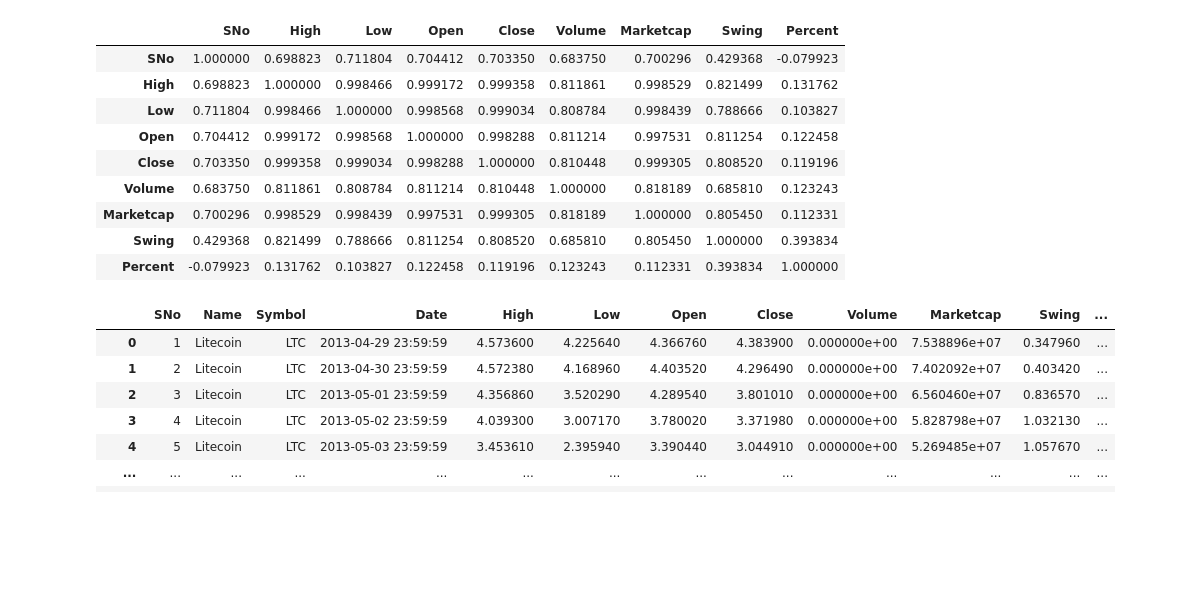
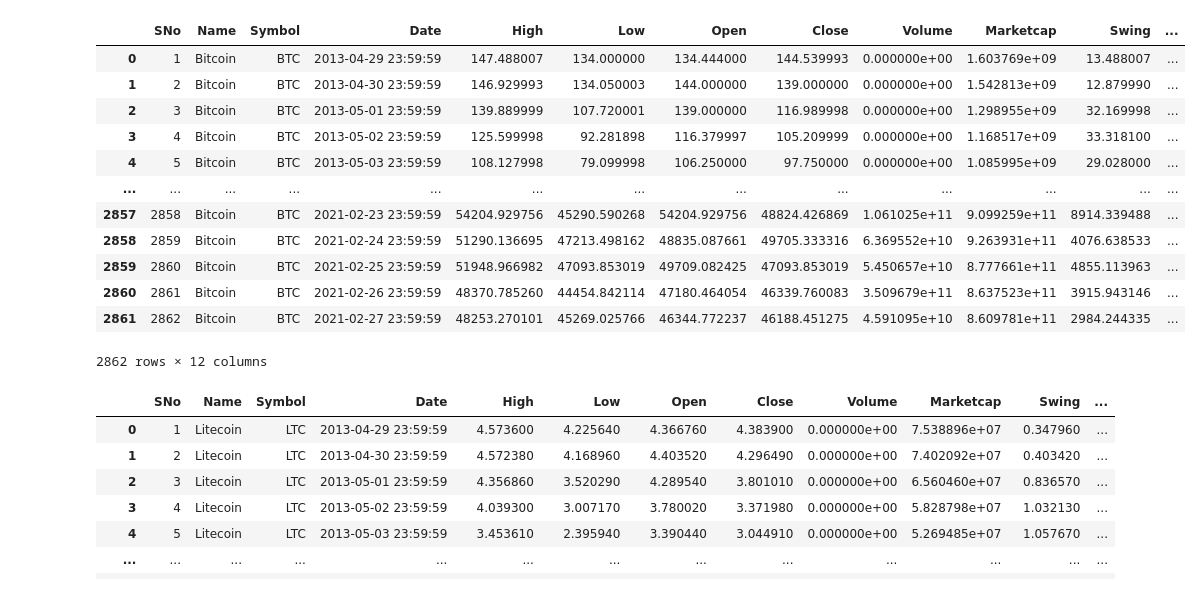
Before and after one commit to bestmatthew/CryptoPrices, a Jupyter notebook: data/crypt0/EDA First Look Cryto.ipynb, the cells around one changed output. Drawn from its saved outputs; the diff is of its cells as text; code cells hidden in the pictures; blank space fills up the shorter version.

```diff
--- a/data/crypt0/EDA First Look Cryto.ipynb
+++ b/data/crypt0/EDA First Look Cryto.ipynb
@@ -8,21 +8,24 @@ np.set_printoptions(suppress=True)
 # %%
 btc = pd.read_csv('coin_Bitcoin.csv')  #first thing we do is 'load' each csv data file into a pandas df
 btc['Swing'] = btc['High'] - btc['Low']  #I'm adding a col "Swing" to show the difference between the daily high/low
 btc['Percent'] = btc['High'] / btc['Low'] #I've added another col "Percent" to show the quotient of daily high/low prices
 btc                                        # variable for the Bitcoin pandas df with its added columns is called
 
-btc.corr()
+btc
 # %% [output]
-|  | SNo | High | Low | Open | Close | Volume | Marketcap | Swing | Percent |
-| SNo | 1.000000 | 0.698823 | 0.711804 | 0.704412 | 0.703350 | 0.683750 | 0.700296 | 0.429368 | -0.079923 |
-| High | 0.698823 | 1.000000 | 0.998466 | 0.999172 | 0.999358 | 0.811861 | 0.998529 | 0.821499 | 0.131762 |
-| Low | 0.711804 | 0.998466 | 1.000000 | 0.998568 | 0.999034 | 0.808784 | 0.998439 | 0.788666 | 0.103827 |
-| Open | 0.704412 | 0.999172 | 0.998568 | 1.000000 | 0.998288 | 0.811214 | 0.997531 | 0.811254 | 0.122458 |
-| Close | 0.703350 | 0.999358 | 0.999034 | 0.998288 | 1.000000 | 0.810448 | 0.999305 | 0.808520 | 0.119196 |
-| Volume | 0.683750 | 0.811861 | 0.808784 | 0.811214 | 0.810448 | 1.000000 | 0.818189 | 0.685810 | 0.123243 |
-| Marketcap | 0.700296 | 0.998529 | 0.998439 | 0.997531 | 0.999305 | 0.818189 | 1.000000 | 0.805450 | 0.112331 |
-| Swing | 0.429368 | 0.821499 | 0.788666 | 0.811254 | 0.808520 | 0.685810 | 0.805450 | 1.000000 | 0.393834 |
-| Percent | -0.079923 | 0.131762 | 0.103827 | 0.122458 | 0.119196 | 0.123243 | 0.112331 | 0.393834 | 1.000000 |
+|  | SNo | Name | Symbol | Date | High | Low | Open | Close | Volume | Marketcap | Swing | ... |
+| 0 | 1 | Bitcoin | BTC | 2013-04-29 23:59:59 | 147.488007 | 134.000000 | 134.444000 | 144.539993 | 0.000000e+00 | 1.603769e+09 | 13.488007 | ... |
+| 1 | 2 | Bitcoin | BTC | 2013-04-30 23:59:59 | 146.929993 | 134.050003 | 144.000000 | 139.000000 | 0.000000e+00 | 1.542813e+09 | 12.879990 | ... |
+| 2 | 3 | Bitcoin | BTC | 2013-05-01 23:59:59 | 139.889999 | 107.720001 | 139.000000 | 116.989998 | 0.000000e+00 | 1.298955e+09 | 32.169998 | ... |
+| 3 | 4 | Bitcoin | BTC | 2013-05-02 23:59:59 | 125.599998 | 92.281898 | 116.379997 | 105.209999 | 0.000000e+00 | 1.168517e+09 | 33.318100 | ... |
+| 4 | 5 | Bitcoin | BTC | 2013-05-03 23:59:59 | 108.127998 | 79.099998 | 106.250000 | 97.750000 | 0.000000e+00 | 1.085995e+09 | 29.028000 | ... |
+| ... | ... | ... | ... | ... | ... | ... | ... | ... | ... | ... | ... | ... |
+| 2857 | 2858 | Bitcoin | BTC | 2021-02-23 23:59:59 | 54204.929756 | 45290.590268 | 54204.929756 | 48824.426869 | 1.061025e+11 | 9.099259e+11 | 8914.339488 | ... |
+| 2858 | 2859 | Bitcoin | BTC | 2021-02-24 23:59:59 | 51290.136695 | 47213.498162 | 48835.087661 | 49705.333316 | 6.369552e+10 | 9.263931e+11 | 4076.638533 | ... |
+| 2859 | 2860 | Bitcoin | BTC | 2021-02-25 23:59:59 | 51948.966982 | 47093.853019 | 49709.082425 | 47093.853019 | 5.450657e+10 | 8.777661e+11 | 4855.113963 | ... |
+| 2860 | 2861 | Bitcoin | BTC | 2021-02-26 23:59:59 | 48370.785260 | 44454.842114 | 47180.464054 | 46339.760083 | 3.509679e+11 | 8.637523e+11 | 3915.943146 | ... |
+| 2861 | 2862 | Bitcoin | BTC | 2021-02-27 23:59:59 | 48253.270101 | 45269.025766 | 46344.772237 | 46188.451275 | 4.591095e+10 | 8.609781e+11 | 2984.244335 | ... |
+2862 rows × 12 columns
 # %%
 ## more data I can "create" from this CSV like the
 # "Diff", Daily High - Daily Low
```
Also changed, not shown: parts of 27 cells of this notebook, 1 other file.
